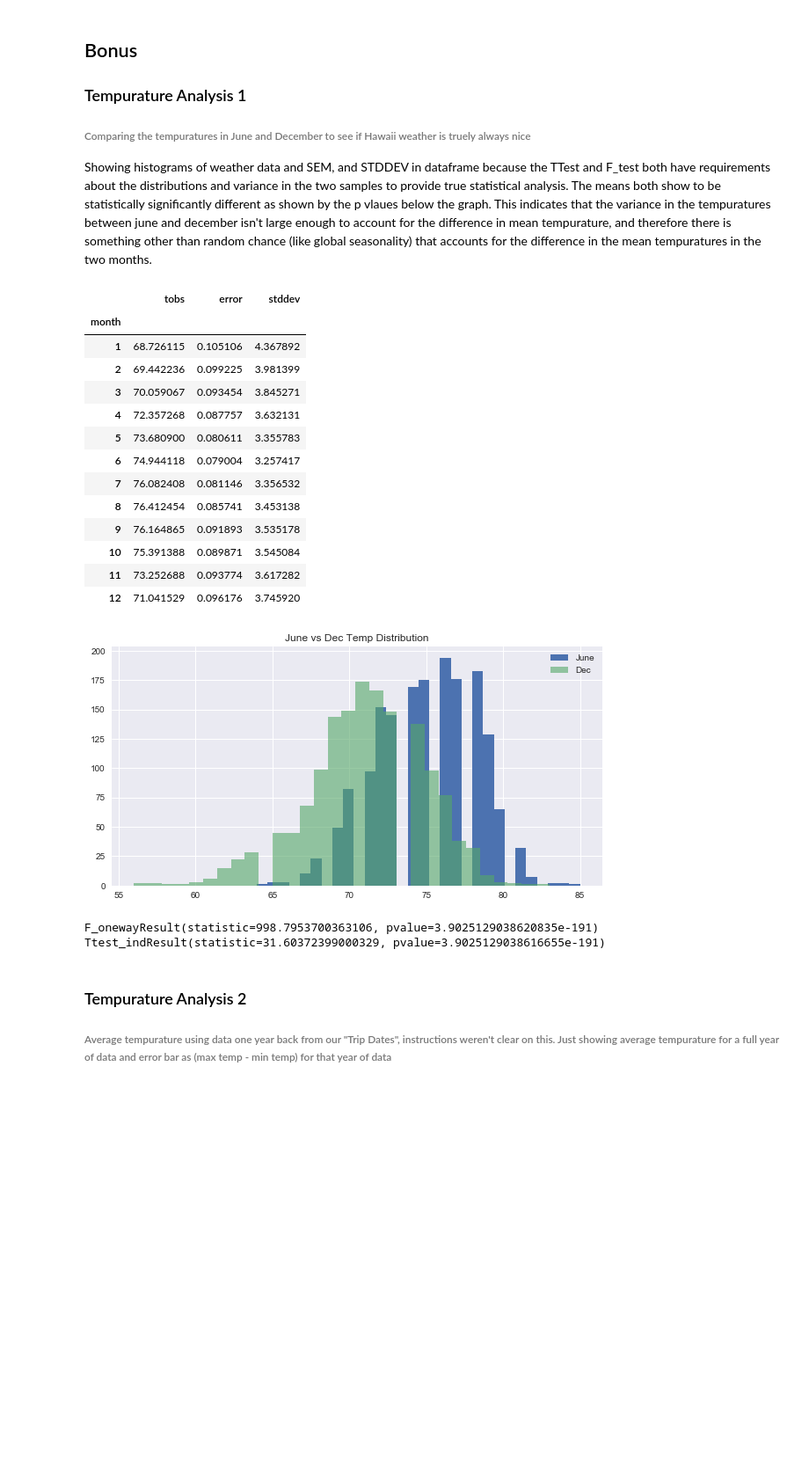
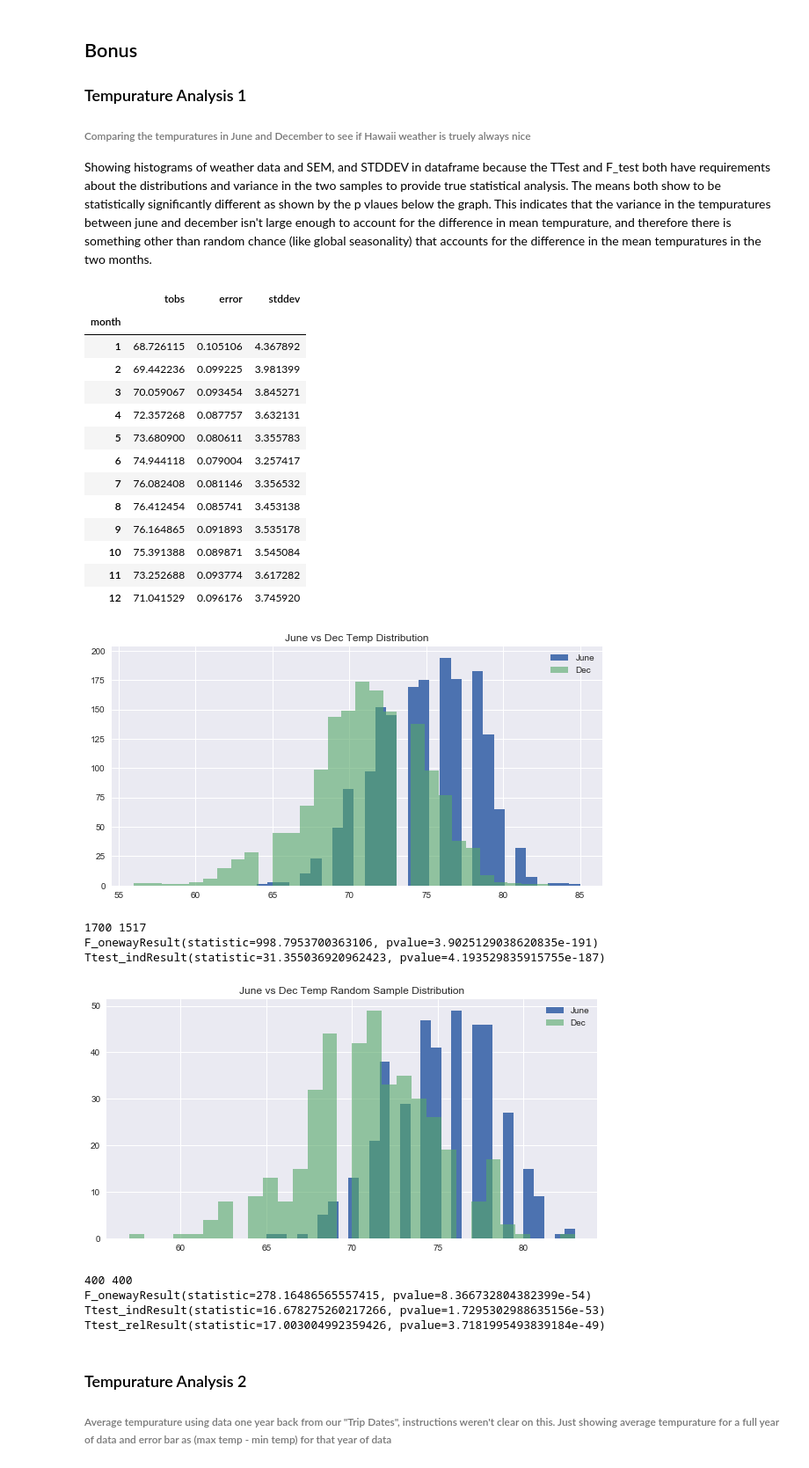
Before and after one commit to TheFoodForest/SQLAlchemy-challenge, a Jupyter notebook: SQLAlchemy.ipynb, the cells around one changed output. Shown at 88% size. Saved outputs shown, nothing was run; the diff lists cells and outputs as text; code cells hidden in the pictures; blank space fills up the shorter version.

```diff
--- a/SQLAlchemy.ipynb
+++ b/SQLAlchemy.ipynb
@@ -162,47 +182,77 @@ plt.show()
 ###### Comparing the tempuratures in June and December to see if Hawaii weather is truely always nice
 Showing histograms of weather data and SEM, and STDDEV in dataframe because the TTest and F_test both have requirements about the distributions and variance in the two samples to provide true statistical analysis.  The means both show to be statistically significantly different as shown by the p vlaues below the graph.  This indicates that the variance in the tempuratures between june and december isn't large enough to account for the difference in mean tempurature, and therefore there is something other than random chance (like global seasonality) that accounts for the difference in the mean tempuratures in the two months.
 # %%
-from scipy.stats import f_oneway, ttest_ind
+from scipy.stats import f_oneway, ttest_ind, ttest_rel
+
+measurement_df['year'] = measurement_df['date'].dt.year
+measurement_df['day'] = measurement_df['date'].dt.day
 
 measurement_df['month'] = measurement_df['date'].dt.month
-month_group = measurement_df.groupby('month')
+measurements = measurement_df.loc[((measurement_df['year'] <= 2017)),:]
+month_group = measurements.groupby('month')
 month_df = pd.DataFrame(month_group['tobs'].mean())
 month_df['error'] = month_group['tobs'].sem()
 month_df['stddev'] = month_group['tobs'].std()
 
 
 display(month_df)
-june = measurement_df.loc[measurement_df['month'] == 6,'tobs'].values
-dec = measurement_df.loc[measurement_df['month'] == 12,'tobs'].values
+june = measurements.loc[measurements['month'] == 6,'tobs']
+dec = measurements.loc[measurements['month'] == 12,'tobs']
+
+june_samp = june.sample(400)
+dec_samp = dec.sample(400)
 
 plt.figure(figsize=(10,5))
 plt.hist(june,bins=30,label='June')
 plt.title('June vs Dec Temp Distribution')
 plt.hist(dec,bins=30,label='Dec',alpha=.6)
 plt.legend()
 plt.show()
 
 
+
+print(len(june),len(dec))
 print(f_oneway(june, dec))
-print(ttest_ind(june,dec))
+print(ttest_ind(june,dec,equal_var=False))
+
+plt.figure(figsize=(10,5))
+plt.hist(june_samp,bins=30,label='June')
+plt.title('June vs Dec Temp Random Sample Distribution')
+plt.hist(dec_samp,bins=30,label='Dec',alpha=.6)
+plt.legend()
+plt.show()
+
+
+
+print(len(june_samp),len(dec_samp))
+print(f_oneway(june_samp, dec_samp))
+print(ttest_ind(june_samp,dec_samp,equal_var=False))
+print(ttest_rel(june_samp,dec_samp))
+#not sure how to fix lengh mismatch error
 # %% [output]
 |  | tobs | error | stddev |
 | month |  |  |  |
 | 1 | 68.726115 | 0.105106 | 4.367892 |
 | 2 | 69.442236 | 0.099225 | 3.981399 |
 | 3 | 70.059067 | 0.093454 | 3.845271 |
 | 4 | 72.357268 | 0.087757 | 3.632131 |
 | 5 | 73.680900 | 0.080611 | 3.355783 |
 | 6 | 74.944118 | 0.079004 | 3.257417 |
 | 7 | 76.082408 | 0.081146 | 3.356532 |
 | 8 | 76.412454 | 0.085741 | 3.453138 |
 | 9 | 76.164865 | 0.091893 | 3.535178 |
 | 10 | 75.391388 | 0.089871 | 3.545084 |
 | 11 | 73.252688 | 0.093774 | 3.617282 |
 | 12 | 71.041529 | 0.096176 | 3.745920 |
 [figure]
+1700 1517
 F_onewayResult(statistic=998.7953700363106, pvalue=3.9025129038620835e-191)
-Ttest_indResult(statistic=31.60372399000329, pvalue=3.9025129038616655e-191)
+Ttest_indResult(statistic=31.355036920962423, pvalue=4.193529835915755e-187)
+[figure, added]
+400 400
+F_onewayResult(statistic=278.16486565557415, pvalue=8.366732804382399e-54)
+Ttest_indResult(statistic=16.678275260217266, pvalue=1.7295302988635156e-53)
+Ttest_relResult(statistic=17.003004992359426, pvalue=3.7181995493839184e-49)
 # %% [markdown]
 ### Tempurature Analysis 2
 
```
Also changed, not shown: parts of 1 cell of this notebook, 1 other file.
